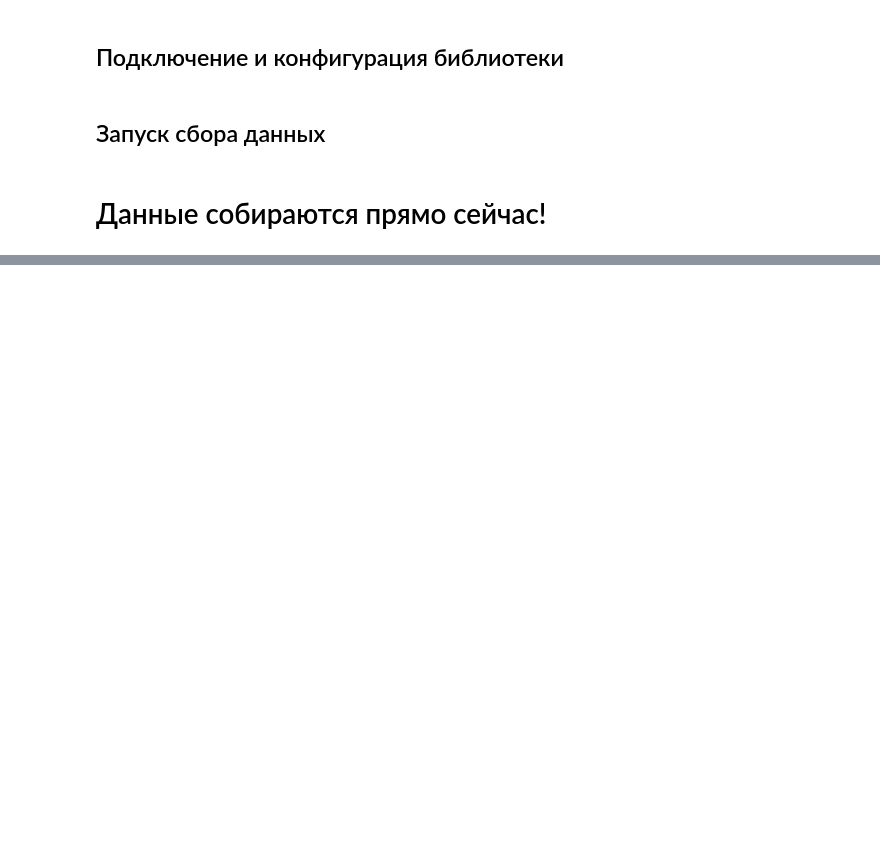
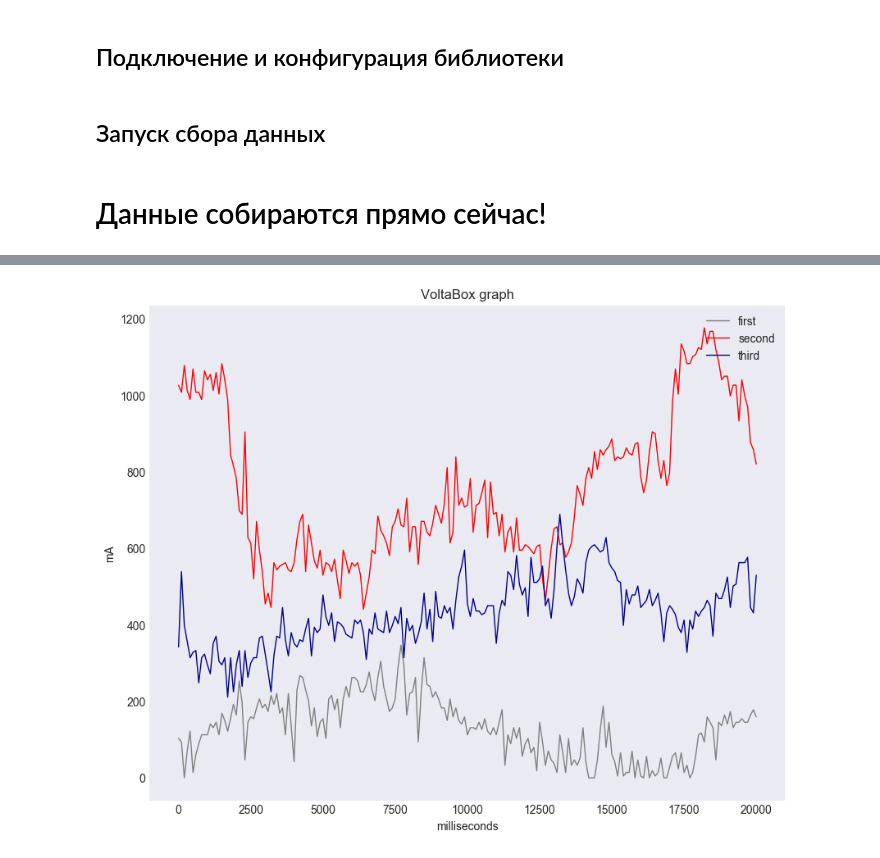
Before and after one commit to yandex-load/volta, a Jupyter notebook: TUTORIAL.ipynb, the cells around one changed output, grey strips where cells are left out. Cells and saved outputs as stored; diff of their text form; code cells hidden in the pictures; blank space fills up the shorter version.

```diff
--- a/TUTORIAL.ipynb
+++ b/TUTORIAL.ipynb
@@ -96,0 +151,22 @@ volta_box.end_test()
+# %%
+interval = 20000
+diff = 2500000
+
+baseline_interval_start = baseline_start+diff
+baseline_interval_end = baseline_interval_start + interval
+baseline_df = df.loc[baseline_interval_start:baseline_interval_end]
+baseline_df.index = baseline_df.index.map(lambda x: ((x - baseline_interval_start)))
+
+test1_interval_start = test1_start+diff
+test1_interval_end = test1_interval_start + interval
+test1_df = df.loc[test1_interval_start:test1_interval_end]
+test1_df.index = test1_df.index.map(lambda x: ((x - test1_interval_start)))
+
+test2_interval_start = test2_start+diff
+test2_interval_end = test2_interval_start + interval
+test2_df = df.loc[test2_interval_start:test2_interval_end]
+test2_df.index = test2_df.index.map(lambda x: ((x - test2_interval_start)))
+
+draw_detailed_combined_plot(baseline_df, test1_df, test2_df)
+# %% [output]
+[figure, added]
```
Also changed, not shown: parts of 18 cells of this notebook.
